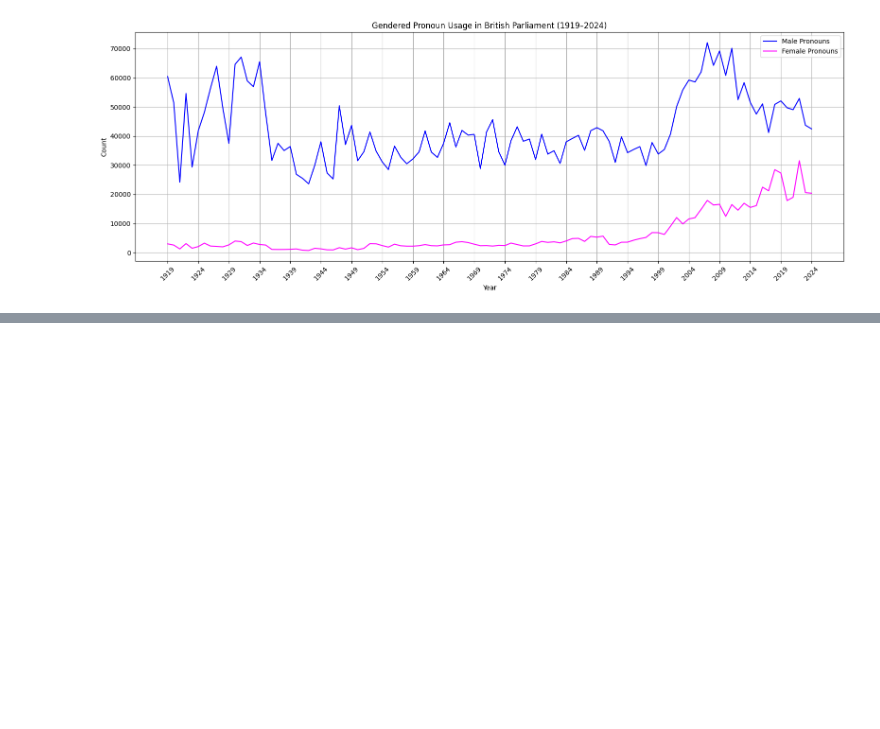
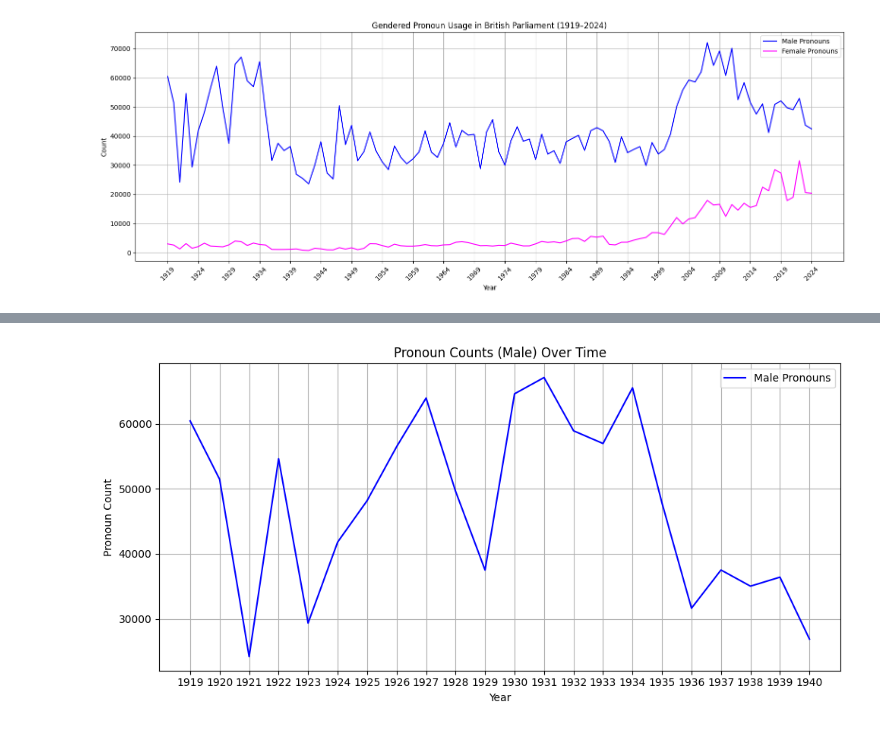
Before and after one commit to pk2971/computational-gender-analysis, a Jupyter notebook: notebooks/British_Parliament_Gender_EDA_.ipynb, the cells around one changed output, grey strips where cells are left out. Saved outputs shown, nothing was run; the diff lists cells and outputs as text; code cells hidden in the pictures; blank space fills up the shorter version.

```diff
--- a/notebooks/British_Parliament_Gender_EDA_.ipynb
+++ b/notebooks/British_Parliament_Gender_EDA_.ipynb
@@ -200,0 +252,4 @@ files.download('gender_pronoun_counts.csv')
+# %%
+plot_pronoun_counts(csv, (1919,1940), gender='male')
+# %% [output]
+[figure, added]
```
Also changed, not shown: parts of 2 cells of this notebook.
